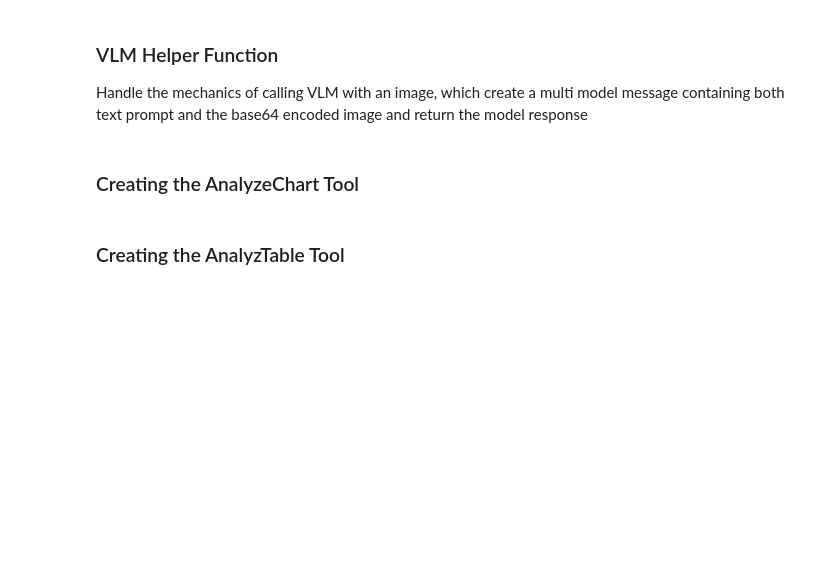
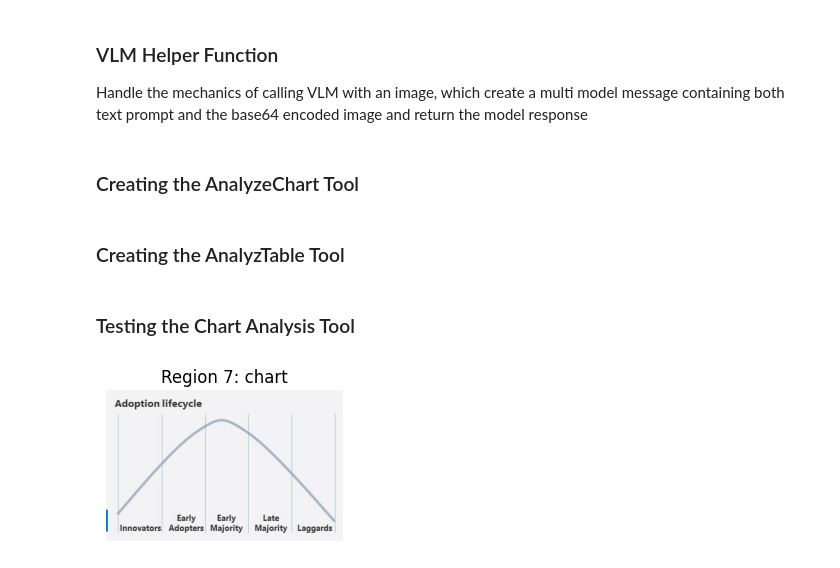
Before and after one commit to nawroz-m/ML_learning, a Jupyter notebook: Building_Agentic_Document_Understanding.ipynb, the cells around one changed output. Saved outputs shown, nothing was run; the diff lists cells and outputs as text; code cells hidden in the pictures; blank space fills up the shorter version.

Commit message:
add: Analyze the chart and table

```diff
--- a/Building_Agentic_Document_Understanding.ipynb
+++ b/Building_Agentic_Document_Understanding.ipynb
@@ -610,3 +624,15 @@ def AnalyzeTable(region_id: int) -> str:
 
   result = call_vlm_with_image(region_data['base64'], TABLE_ANALYSIS_PROMPT)
   return result
+# %% [markdown]
+### Testing the Chart Analysis Tool
+# %%
+plt.figure(figsize=(3, 2))
+specific_region = region_images[1]
+plt.imshow(specific_region['image'])
+plt.title(f"Region {region_id}: {specific_region['type']}")
+plt.axis('off')
+plt.tight_layout()
+plt.show()
+# %% [output]
+[figure, added]
```
Also changed, not shown: parts of 5 cells of this notebook.
